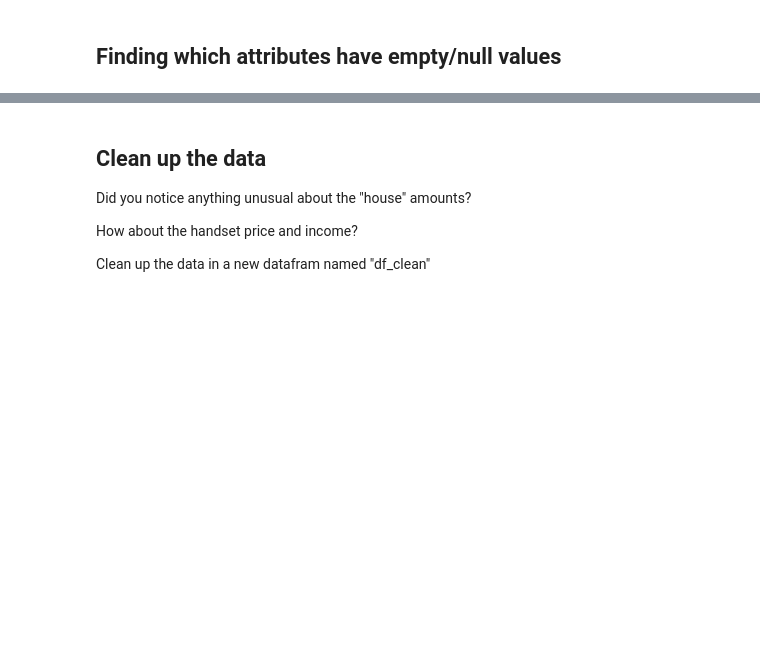
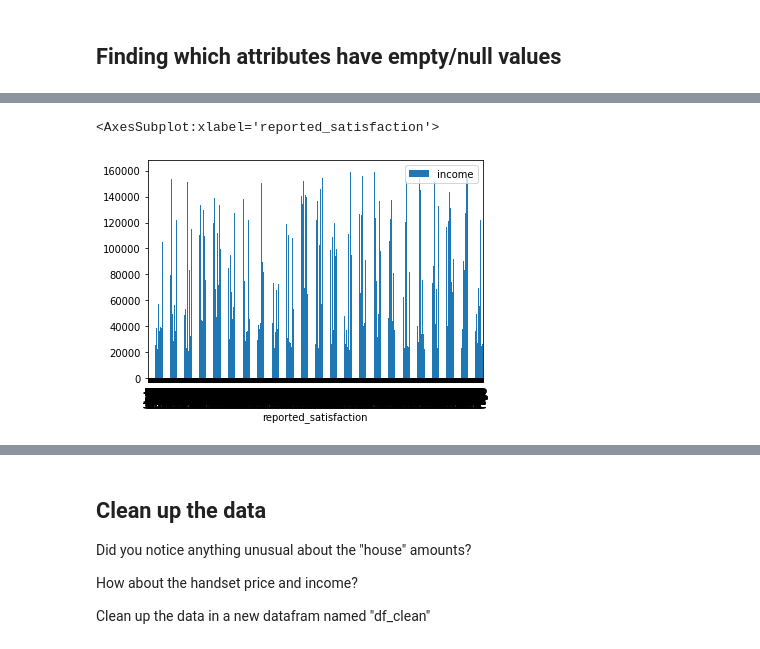
Before and after one commit to RaulPreciado/IS_4487, a Jupyter notebook: Module4_Script_v1_2.ipynb, the cells around one changed output, grey strips where cells are left out. Drawn from its saved outputs; the diff is of its cells as text; code cells hidden in the pictures; blank space fills up the shorter version.

```diff
--- a/Module4_Script_v1_2.ipynb
+++ b/Module4_Script_v1_2.ipynb
@@ -110,0 +97,10 @@ df.describe()
+# %%
+df2 = df[df["income"] >= 0]
+
+df2["Income_Level"] = df["income"]
+df2["Income_Level"] = np.where(df2["Income_Level"].between(0,25000), 1, df2['Income_Level'])
+df2["Income_Level"] = np.where(df2["Income_Level"].between(25001,50000), 2, df2['Income_Level'])
+df2["Income_Level"] = np.where(df2["Income_Level"].between(50001,75000), 3, df2['Income_Level'])
+df2["Income_Level"] = np.where(df2["Income_Level"] > 75001, 4, df2["Income_Level"])
+
+df2["Satisfaction_Level"] = df2["reported_satisfaction"].astype("category")
@@ -110,0 +125,5 @@ df.describe()
+# %%
+df2.plot(y="income", x="reported_satisfaction", kind="bar")
+# %% [output]
+<AxesSubplot:xlabel='reported_satisfaction'>
+[figure, added]
```
Also changed, not shown: parts of 11 cells of this notebook.
